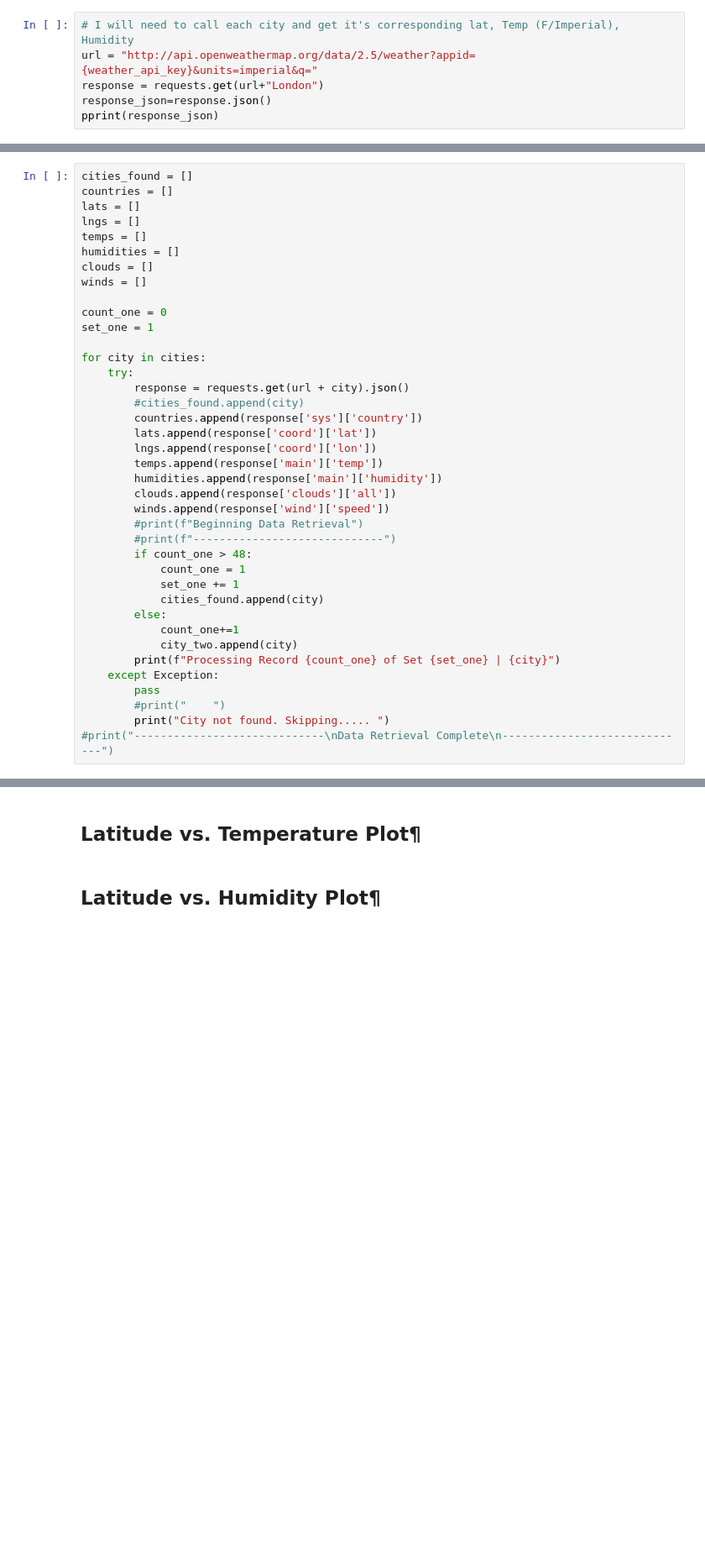
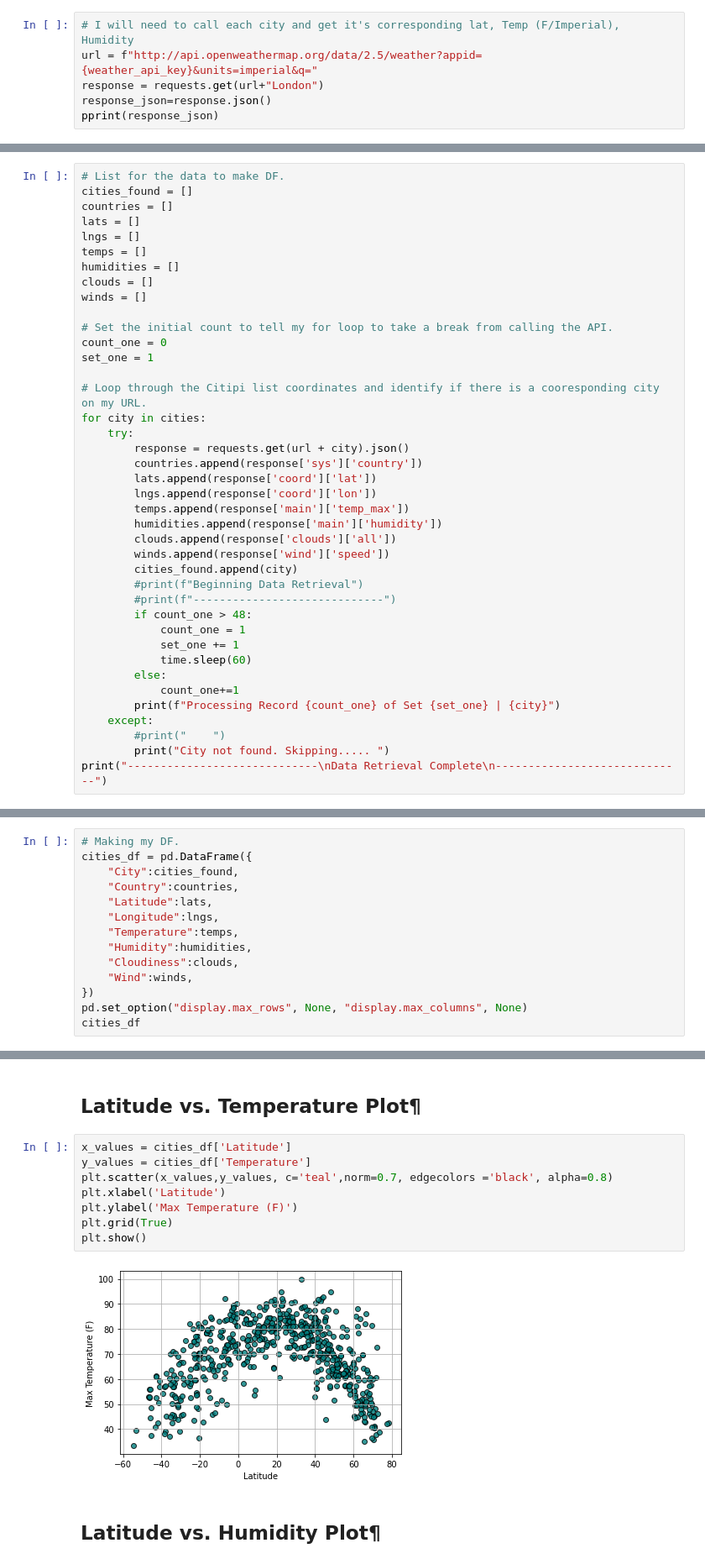
Before and after one commit to SColson82/Python_APIs_Challenge, a Jupyter notebook: WeatherPy/WeatherPy.ipynb, the cells around one changed output, grey strips where cells are left out. Shown at 84% size. Saved outputs shown, nothing was run; the diff lists cells and outputs as text; blank space fills up the shorter version.

Commit message:
Completed through the plots on WeatherPy

```diff
--- a/WeatherPy/WeatherPy.ipynb
+++ b/WeatherPy/WeatherPy.ipynb
@@ -50,7 +50,7 @@ len(cities)
 * Include a print log of each city as it's being processed (with the city number and city name).
 # %%
 # I will need to call each city and get it's corresponding lat, Temp (F/Imperial), Humidity
-url = "http://api.openweathermap.org/data/2.5/weather?appid={weather_api_key}&units=imperial&q="
+url = f"http://api.openweathermap.org/data/2.5/weather?appid={weather_api_key}&units=imperial&q="
 response = requests.get(url+"London")
 response_json=response.json()
 pprint(response_json)
@@ -96,4 +96,5 @@ dekoa
 # %%
+# List for the data to make DF.
 cities_found = []
 countries = []
 lats = []
@@ -103,33 +104,33 @@ humidities = []
 clouds = []
 winds = []
 
+# Set the initial count to tell my for loop to take a break from calling the API.
 count_one = 0
 set_one = 1
 
+# Loop through the Citipi list coordinates and identify if there is a cooresponding city on my URL.
 for city in cities:
     try:
         response = requests.get(url + city).json()
-        #cities_found.append(city)
         countries.append(response['sys']['country'])
         lats.append(response['coord']['lat'])
         lngs.append(response['coord']['lon'])
-        temps.append(response['main']['temp'])
+        temps.append(response['main']['temp_max'])
         humidities.append(response['main']['humidity'])
         clouds.append(response['clouds']['all'])
         winds.append(response['wind']['speed'])
+        cities_found.append(city)
         #print(f"Beginning Data Retrieval")
         #print(f"-----------------------------")
         if count_one > 48:
             count_one = 1
             set_one += 1
-            cities_found.append(city)
+            time.sleep(60)
         else:
             count_one+=1
-            city_two.append(city)
         print(f"Processing Record {count_one} of Set {set_one} | {city}")
-    except Exception:
-        pass
+    except:
         #print("    ")
         print("City not found. Skipping..... ")
-#print("-----------------------------\nData Retrieval Complete\n-----------------------------")
+print("-----------------------------\nData Retrieval Complete\n-----------------------------")
 # %% [output]
@@ -154,3 +160,17 @@ City not found. Skipping.....
 ## Convert Raw Data to DataFrame
 * Export the city data into a .csv.
 * Display the DataFrame
+# %%
+# Making my DF.
+cities_df = pd.DataFrame({
+    "City":cities_found,
+    "Country":countries,
+    "Latitude":lats,
+    "Longitude":lngs,
+    "Temperature":temps,
+    "Humidity":humidities,
+    "Cloudiness":clouds,
+    "Wind":winds,
+})
+pd.set_option("display.max_rows", None, "display.max_columns", None)
+cities_df
@@ -177,5 +230,15 @@ After each plot add a sentence or too explaining what the code is and analyzing.
 * Save the plotted figures as .pngs.
 # %% [markdown]
 ## Latitude vs. Temperature Plot¶
+# %%
+x_values = cities_df['Latitude']
+y_values = cities_df['Temperature']
+plt.scatter(x_values,y_values, c='teal',norm=0.7, edgecolors ='black', alpha=0.8)
+plt.xlabel('Latitude')
+plt.ylabel('Max Temperature (F)')
+plt.grid(True)
+plt.show()
+# %% [output]
+[figure, added]
 # %% [markdown]
 ## Latitude vs. Humidity Plot¶
```
Also changed, not shown: parts of 24 cells of this notebook, 1 other file.
